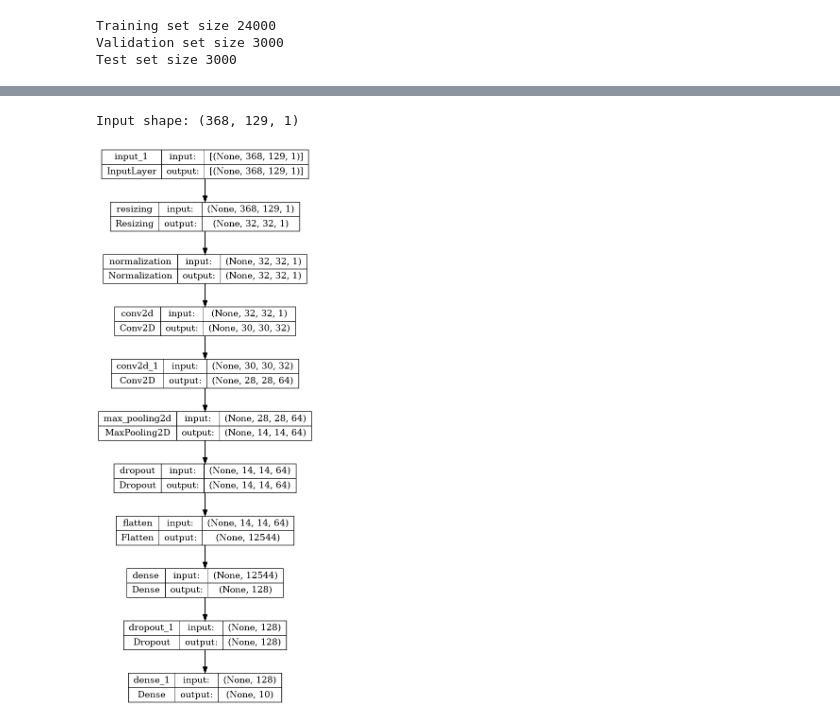
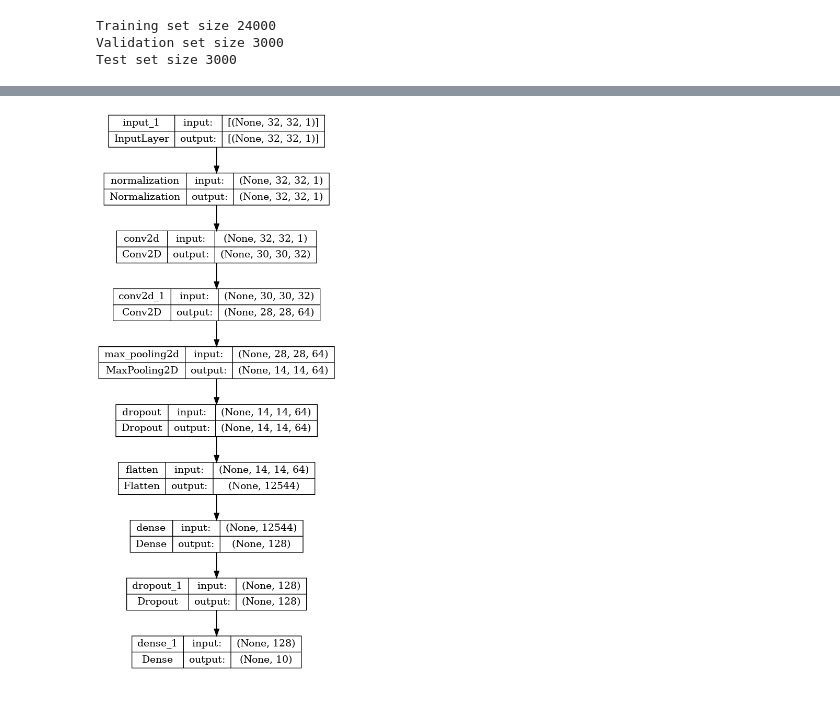
Before and after one commit to RocketFan/audio-mnist, a Jupyter notebook: train.ipynb, the cells around one changed output, grey strips where cells are left out. Drawn from its saved outputs; the diff is of its cells as text; code cells hidden in the pictures.

```diff
--- a/train.ipynb
+++ b/train.ipynb
@@ -134,32 +134,27 @@ val_ds = val_ds.batch(batch_size)
 train_ds = train_ds.cache().prefetch(AUTOTUNE)
 val_ds = val_ds.cache().prefetch(AUTOTUNE)
 # %%
-for spectrogram, _ in spectrogram_ds.take(1):
-    input_shape = spectrogram.shape
-print('Input shape:', input_shape)
 num_labels = 10
 
 norm_layer = Normalization()
 norm_layer.adapt(spectrogram_ds.map(lambda x, _: x))
 
 model = models.Sequential([
-    layers.Input(shape=input_shape),
-    Resizing(32, 32),
+    layers.Input(shape=(32, 32, 1)),
     norm_layer,
     layers.Conv2D(32, 3, activation='relu'),
     layers.Conv2D(64, 3, activation='relu'),
     layers.MaxPooling2D(),
     layers.Dropout(0.25),
     layers.Flatten(),
     layers.Dense(128, activation='relu'),
     layers.Dropout(0.5),
     layers.Dense(num_labels),
 ])
 
 tf.keras.utils.plot_model(model, show_shapes=True)
 # %% [output]
-Input shape: (368, 129, 1)
-[figure, old version]
+[figure, new version]
 # %%
 model.compile(
     optimizer=tf.keras.optimizers.Adam(),
```
Also changed, not shown: parts of 13 cells of this notebook, 3 other files.
